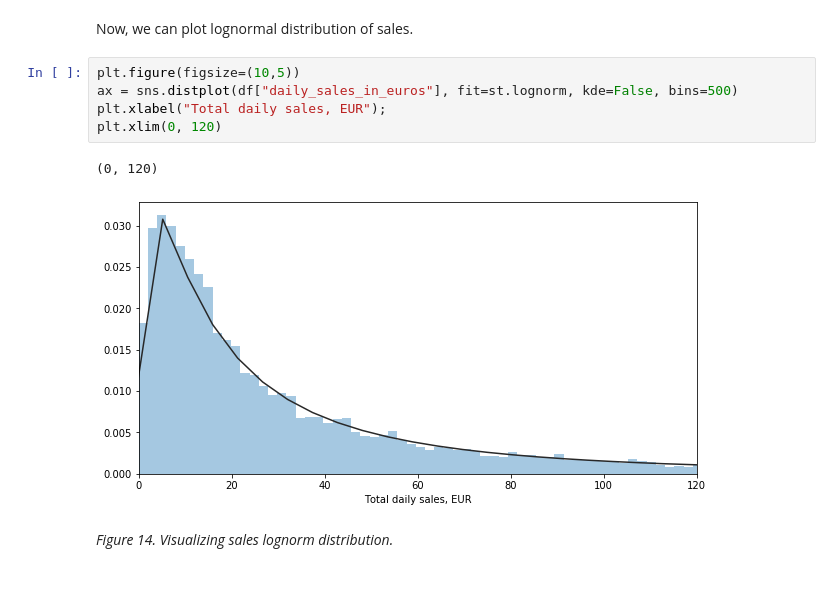
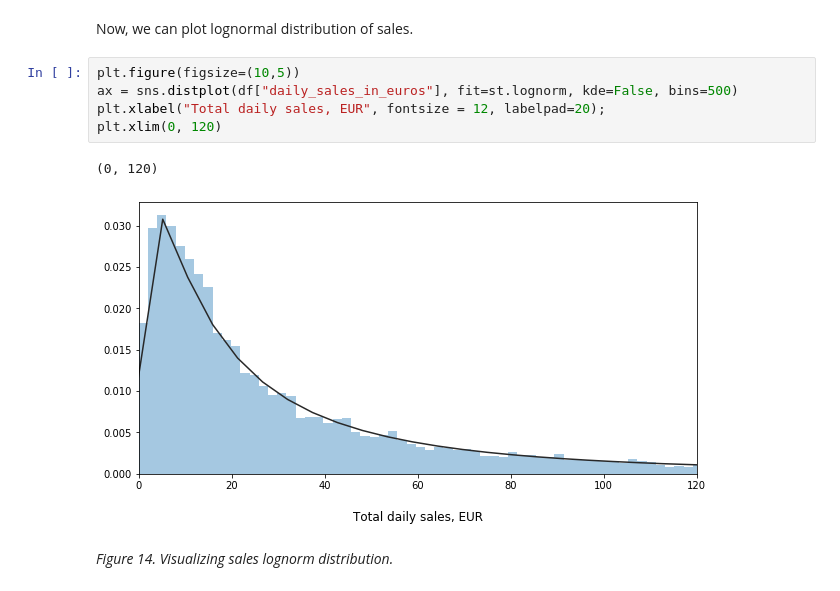
Before and after one commit to irina-baeva/retail-ds-project, a Jupyter notebook: metro_project_irina_baeva-v1.ipynb, the cells around one changed output. Drawn from its saved outputs; the diff is of its cells as text.

```diff
--- a/metro_project_irina_baeva-v1.ipynb
+++ b/metro_project_irina_baeva-v1.ipynb
@@ -775,11 +777,11 @@ Now, we can plot lognormal distribution of sales.
 # %%
 plt.figure(figsize=(10,5))
 ax = sns.distplot(df["daily_sales_in_euros"], fit=st.lognorm, kde=False, bins=500)
-plt.xlabel("Total daily sales, EUR");
+plt.xlabel("Total daily sales, EUR", fontsize = 12, labelpad=20);
 plt.xlim(0, 120)
 # %% [output]
 (0, 120)
-[figure, old version]
+[figure, new version]
 # %% [markdown]
 *Figure 14. Visualizing sales lognorm distribution.*
 # %%
```
Also changed, not shown: parts of 8 cells of this notebook.
